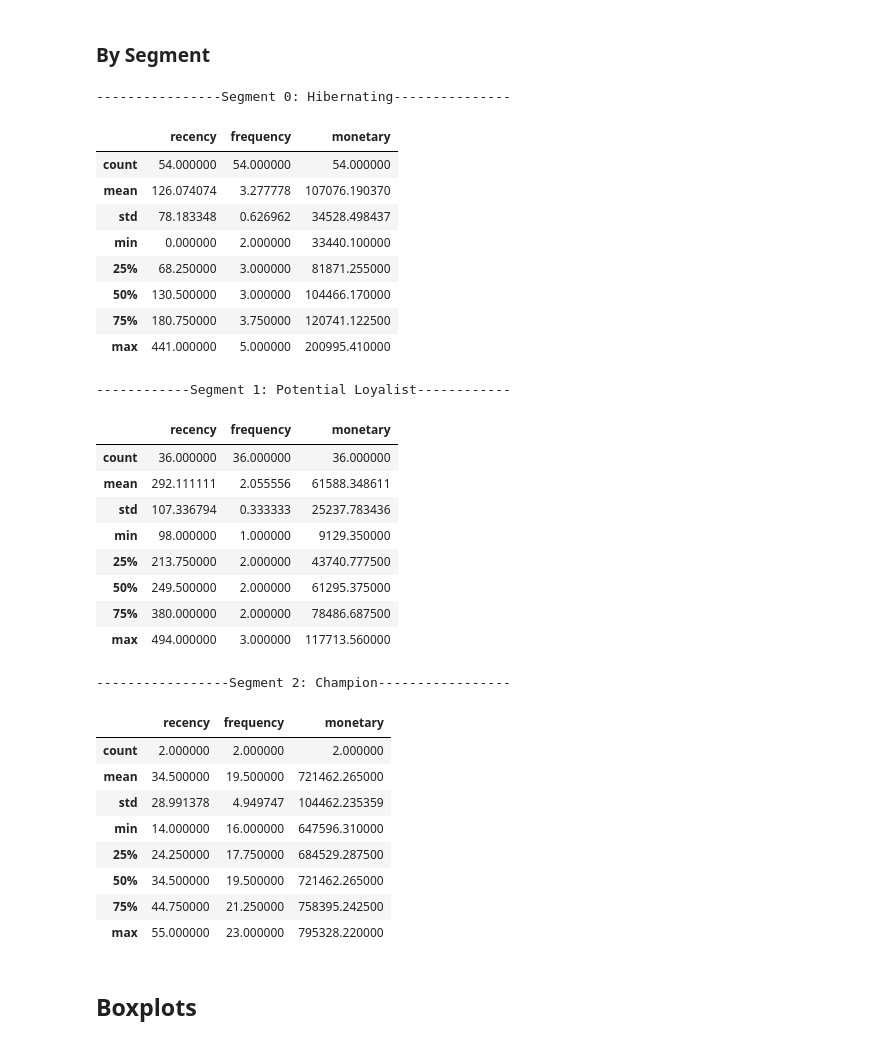
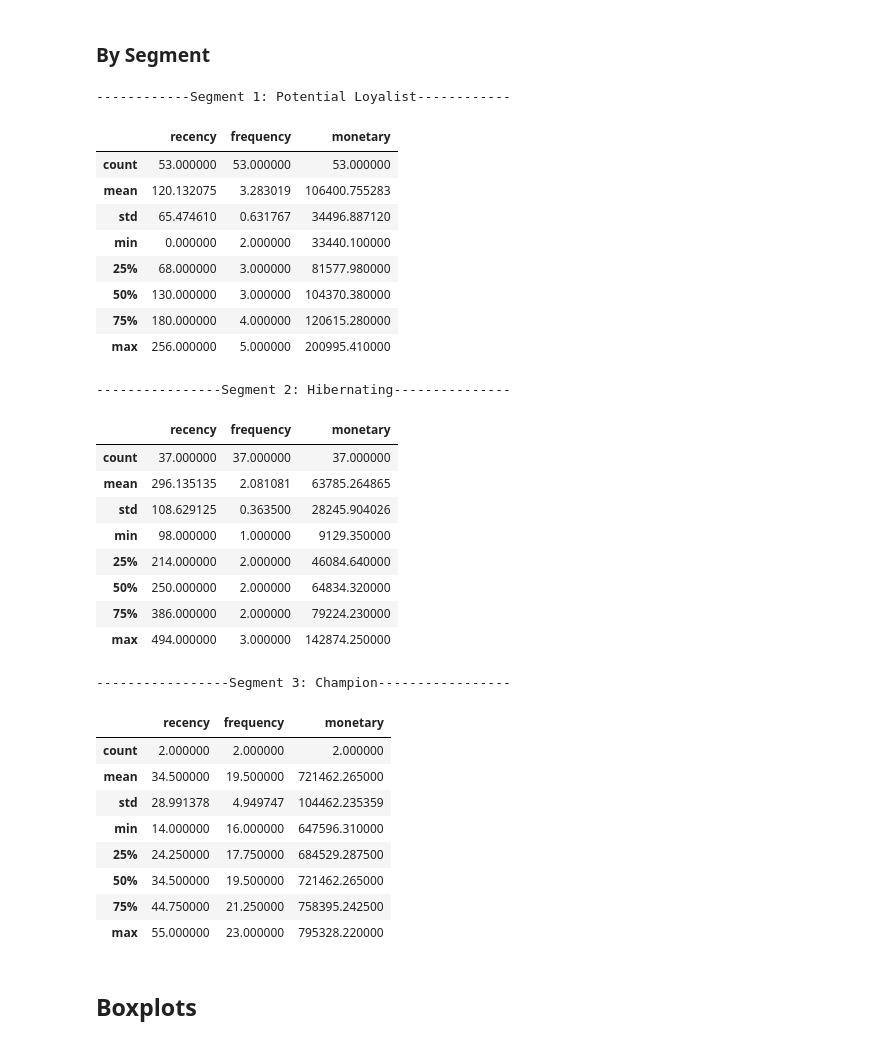
Before and after one commit to brianna-mitri/vehicle-sales-analysis, a Jupyter notebook: analysis/segment_analysis.ipynb, the cells around one changed output. Drawn from its saved outputs; the diff is of its cells as text; code cells hidden in the pictures.

```diff
--- a/analysis/segment_analysis.ipynb
+++ b/analysis/segment_analysis.ipynb
@@ -47,9 +51,9 @@ KMedoids(init='k-medoids++', method='pam', n_clusters=3, random_state=42)
 # %%
 # update segment labels
 segment_labels_dict = {
-    0: 'Potential Loyalist',
-    1: 'Hibernating',
-    2: 'Champion'
+    2: 'Potential Loyalist',
+    0: 'Hibernating',
+    1: 'Champion'
 }
 rfm_df['segment'] = rfm_df['segment'].replace(segment_labels_dict)
 
@@ -85,34 +227,35 @@ rfm_df.describe()
 ### By Segment
 # %%
 # summary stats
-cnt = 0
+cnt = 1
+
 for segment in list(rfm_df.segment.unique()):
     print(f'Segment {cnt}: {segment}'.center(53, '-'))
     display(rfm_df[rfm_df.segment == segment].describe())
 
     cnt+=1
 # %% [output]
-----------------Segment 0: Hibernating---------------
+------------Segment 1: Potential Loyalist------------
 |  | recency | frequency | monetary |
-| count | 54.000000 | 54.000000 | 54.000000 |
-| mean | 126.074074 | 3.277778 | 107076.190370 |
-| std | 78.183348 | 0.626962 | 34528.498437 |
+| count | 53.000000 | 53.000000 | 53.000000 |
+| mean | 120.132075 | 3.283019 | 106400.755283 |
+| std | 65.474610 | 0.631767 | 34496.887120 |
 | min | 0.000000 | 2.000000 | 33440.100000 |
-| 25% | 68.250000 | 3.000000 | 81871.255000 |
-| 50% | 130.500000 | 3.000000 | 104466.170000 |
-| 75% | 180.750000 | 3.750000 | 120741.122500 |
-| max | 441.000000 | 5.000000 | 200995.410000 |
+| 25% | 68.000000 | 3.000000 | 81577.980000 |
+| 50% | 130.000000 | 3.000000 | 104370.380000 |
+| 75% | 180.000000 | 4.000000 | 120615.280000 |
+| max | 256.000000 | 5.000000 | 200995.410000 |
-------------Segment 1: Potential Loyalist------------
+----------------Segment 2: Hibernating---------------
 |  | recency | frequency | monetary |
-| count | 36.000000 | 36.000000 | 36.000000 |
-| mean | 292.111111 | 2.055556 | 61588.348611 |
-| std | 107.336794 | 0.333333 | 25237.783436 |
+| count | 37.000000 | 37.000000 | 37.000000 |
+| mean | 296.135135 | 2.081081 | 63785.264865 |
+| std | 108.629125 | 0.363500 | 28245.904026 |
 | min | 98.000000 | 1.000000 | 9129.350000 |
-| 25% | 213.750000 | 2.000000 | 43740.777500 |
-| 50% | 249.500000 | 2.000000 | 61295.375000 |
-| 75% | 380.000000 | 2.000000 | 78486.687500 |
-| max | 494.000000 | 3.000000 | 117713.560000 |
+| 25% | 214.000000 | 2.000000 | 46084.640000 |
+| 50% | 250.000000 | 2.000000 | 64834.320000 |
+| 75% | 386.000000 | 2.000000 | 79224.230000 |
+| max | 494.000000 | 3.000000 | 142874.250000 |
------------------Segment 2: Champion-----------------
+-----------------Segment 3: Champion-----------------
 |  | recency | frequency | monetary |
 | count | 2.000000 | 2.000000 | 2.000000 |
 | mean | 34.500000 | 19.500000 | 721462.265000 |
```
Also changed, not shown: parts of 24 cells of this notebook.
